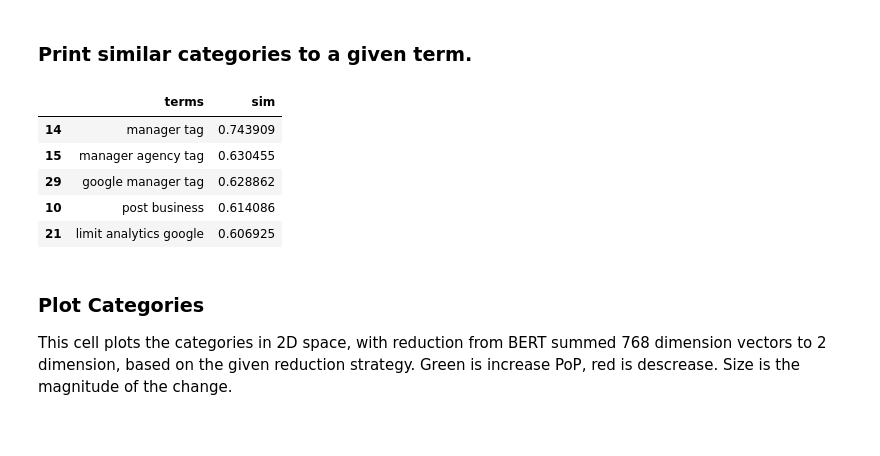
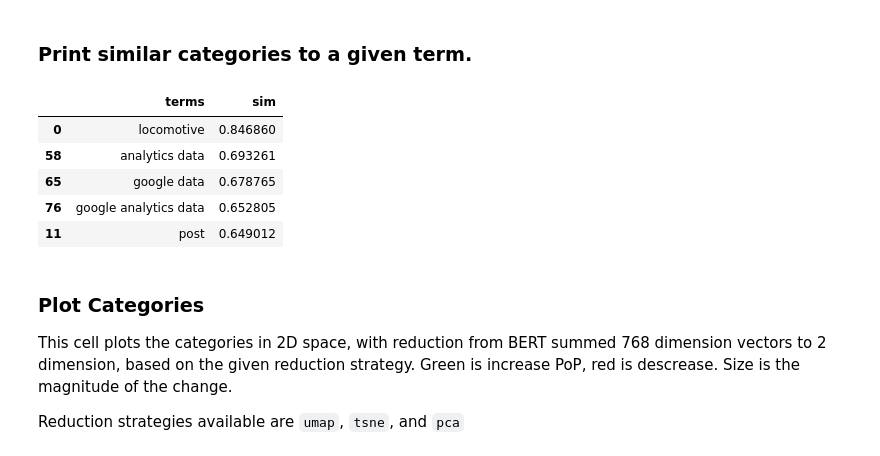
Before and after one commit to jroakes/querycat, a Jupyter notebook: Demo.ipynb, the cells around one changed output. Drawn from its saved outputs; the diff is of its cells as text; code cells hidden in the pictures.

```diff
--- a/Demo.ipynb
+++ b/Demo.ipynb
@@ -152,20 +167,22 @@ bsim.read_df(df, term_col = 'category', diff_col = 'diff')
 # %% [markdown]
 ### Print similar categories to a given term.
 # %%
-df_sim = bsim.get_similar_df('tag')
+df_sim = bsim.get_similar_df('train')
 df_sim.sort_values(by='sim', ascending=False, inplace=True)
 df_sim.head()
 # %% [output]
 |  | terms | sim |
-| 14 | manager tag | 0.743909 |
-| 15 | manager agency tag | 0.630455 |
-| 29 | google manager tag | 0.628862 |
-| 10 | post business | 0.614086 |
-| 21 | limit analytics google | 0.606925 |
+| 0 | locomotive | 0.846860 |
+| 58 | analytics data | 0.693261 |
+| 65 | google data | 0.678765 |
+| 76 | google analytics data | 0.652805 |
+| 11 | post | 0.649012 |
 # %% [markdown]
 ### Plot Categories
 
 This cell plots the categories in 2D space, with reduction from BERT summed 768 dimension vectors to 2 dimension, based on the given reduction strategy.  Green is increase PoP, red is descrease.  Size is the magnitude of the change.
+
+Reduction strategies available are `umap`, `tsne`, and `pca`
 # %%
 bsim.diff_plot(reduction='umap')
 # %% [output]
```
Also changed, not shown: parts of 6 cells of this notebook.
